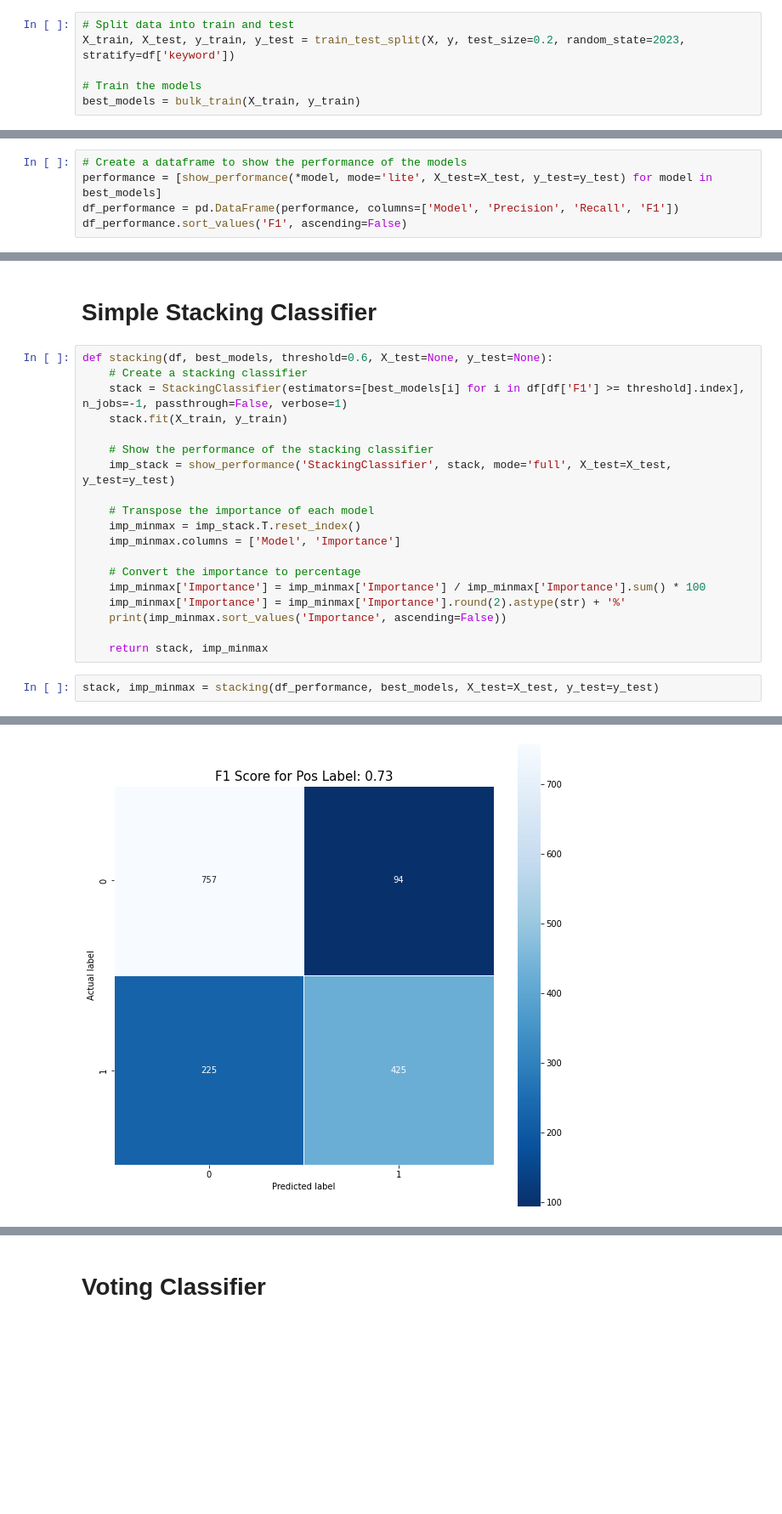
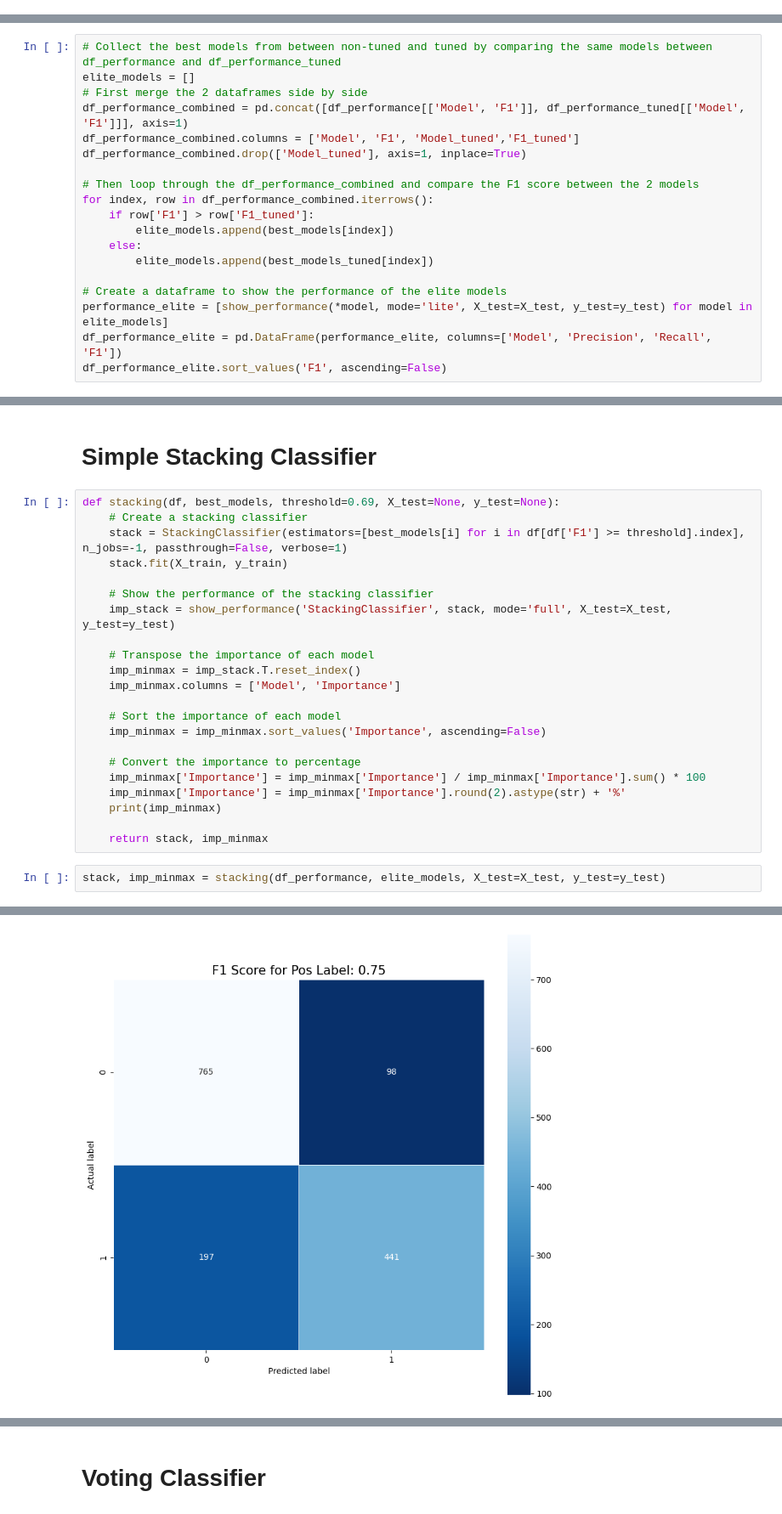
Before and after one commit to guidesify/DataSci_Crisis, a Jupyter notebook: classification_model.ipynb, the cells around one changed output, grey strips where cells are left out. Shown at 85% size. Cells and saved outputs as stored; diff of their text form; blank space fills up the shorter version.

Commit message:
Score 0.75

```diff
--- a/classification_model.ipynb
+++ b/classification_model.ipynb
@@ -366,6 +390,0 @@ Now we try to tune the models to see if we can get better results.
-# %%
-# Split data into train and test
-X_train, X_test, y_train, y_test = train_test_split(X, y, test_size=0.2, random_state=2023, stratify=df['keyword'])
-
-# Train the models
-best_models = bulk_train(X_train, y_train)
@@ -389,5 +390,0 @@ Time taken: 9.37 seconds
-# %%
-# Create a dataframe to show the performance of the models
-performance = [show_performance(*model, mode='lite', X_test=X_test, y_test=y_test) for model in best_models]
-df_performance = pd.DataFrame(performance, columns=['Model', 'Precision', 'Recall', 'F1'])
-df_performance.sort_values('F1', ascending=False)
@@ -419,0 +391,19 @@ F1 score: 0.73
+# %%
+# Collect the best models from between non-tuned and tuned by comparing the same models between df_performance and df_performance_tuned
+elite_models = []
+# First merge the 2 dataframes side by side
+df_performance_combined = pd.concat([df_performance[['Model', 'F1']], df_performance_tuned[['Model', 'F1']]], axis=1)
+df_performance_combined.columns = ['Model', 'F1', 'Model_tuned','F1_tuned']
+df_performance_combined.drop(['Model_tuned'], axis=1, inplace=True)
+
+# Then loop through the df_performance_combined and compare the F1 score between the 2 models
+for index, row in df_performance_combined.iterrows():
+    if row['F1'] > row['F1_tuned']:
+        elite_models.append(best_models[index])
+    else:
+        elite_models.append(best_models_tuned[index])
+
+# Create a dataframe to show the performance of the elite models
+performance_elite = [show_performance(*model, mode='lite', X_test=X_test, y_test=y_test) for model in elite_models]
+df_performance_elite = pd.DataFrame(performance_elite, columns=['Model', 'Precision', 'Recall', 'F1'])
+df_performance_elite.sort_values('F1', ascending=False)
@@ -420,7 +416,7 @@ F1 score: 0.73
 # %% [markdown]
 # Simple Stacking Classifier
 # %%
-def stacking(df, best_models, threshold=0.6, X_test=None, y_test=None):
+def stacking(df, best_models, threshold=0.69, X_test=None, y_test=None):
     # Create a stacking classifier
     stack = StackingClassifier(estimators=[best_models[i] for i in df[df['F1'] >= threshold].index], n_jobs=-1, passthrough=False, verbose=1)
     stack.fit(X_train, y_train)
@@ -432,12 +428,15 @@ def stacking(df, best_models, threshold=0.6, X_test=None, y_test=None):
     imp_minmax = imp_stack.T.reset_index()
     imp_minmax.columns = ['Model', 'Importance']
 
+    # Sort the importance of each model
+    imp_minmax = imp_minmax.sort_values('Importance', ascending=False)
+
     # Convert the importance to percentage
     imp_minmax['Importance'] = imp_minmax['Importance'] / imp_minmax['Importance'].sum() * 100
     imp_minmax['Importance'] = imp_minmax['Importance'].round(2).astype(str) + '%'
-    print(imp_minmax.sort_values('Importance', ascending=False))
+    print(imp_minmax)
 
     return stack, imp_minmax
 # %%
-stack, imp_minmax = stacking(df_performance, best_models, X_test=X_test, y_test=y_test)
+stack, imp_minmax = stacking(df_performance, elite_models, X_test=X_test, y_test=y_test)
 # %% [output]
@@ -457,2 +452,2 @@ weighted avg       0.79      0.79      0.78      1501
-[figure, old version]
+[figure, new version]
 ROC AUC score: 0.86
```
Also changed, not shown: parts of 16 cells of this notebook.
